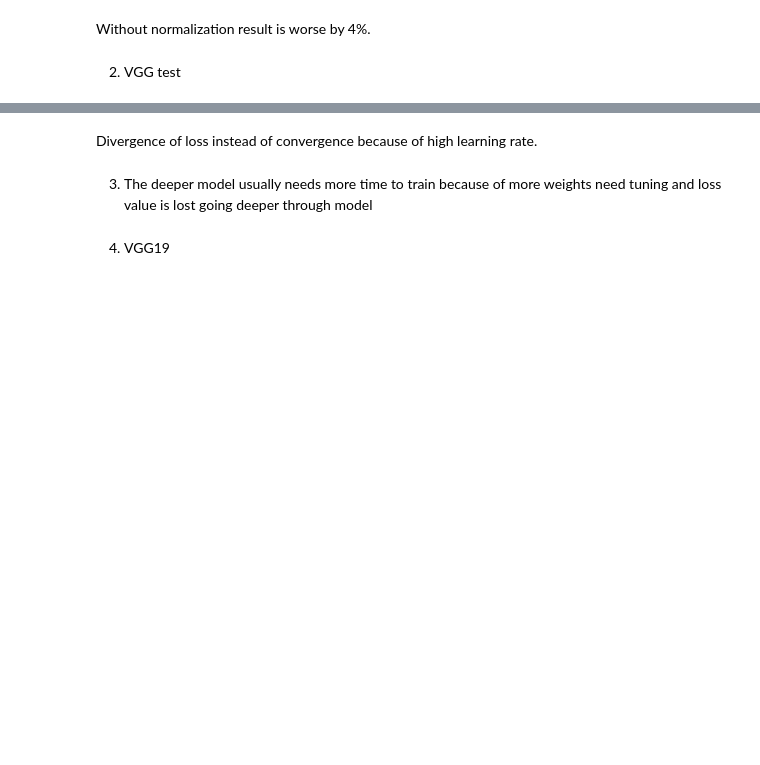
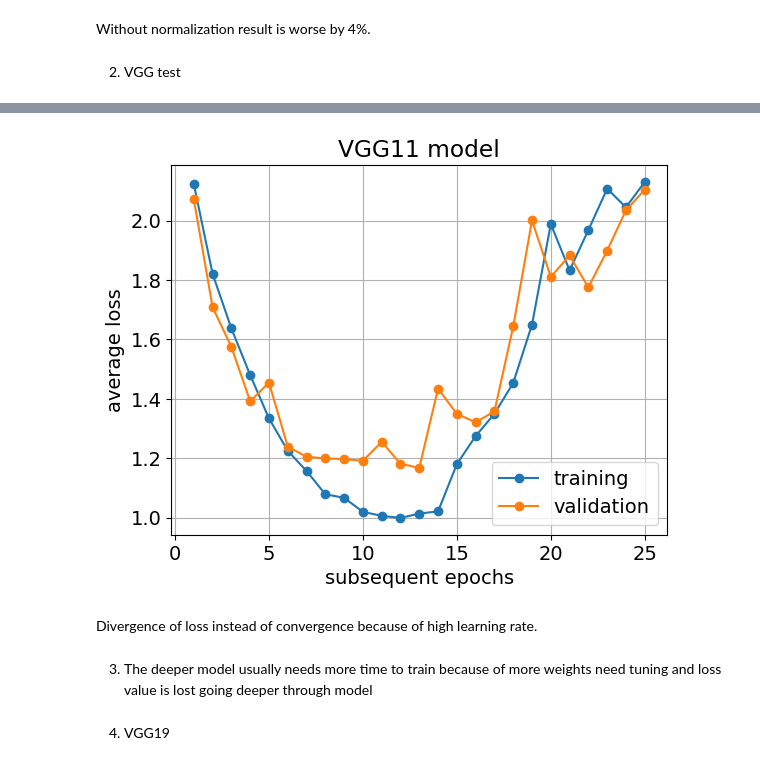
Before and after one commit to GradzikMichal/machine_learning_tasks, a Jupyter notebook: advanced_CNN.ipynb, the cells around one changed output, grey strips where cells are left out. Drawn from its saved outputs; the diff is of its cells as text; code cells hidden in the pictures; blank space fills up the shorter version.

```diff
--- a/advanced_CNN.ipynb
+++ b/advanced_CNN.ipynb
@@ -356,7 +463,8 @@ optimizer = optim.SGD(model.parameters(),
                       weight_decay=0.)
 no_epochs = model_args['epochs']
 
-train_loss_11, val_loss_11, best_accuracy = run_training(model, criterion, optimizer, no_epochs)
+train_loss_11, val_loss_11, best_accuracy = run_training(model, criterion, optimizer, no_epochs, device)
 
-print('\nTest accuracy for best epoch: {:.0f}%\n'.format(100.*best_accuracy))
-plot_loss(train_loss_11, val_loss_11, 'VGG11 model')
+print('\nTest accuracy for best epoch: {:.0f}%\n'.format(best_accuracy))
+plot_loss(train_loss_11.cpu(), val_loss_11.cpu(), 'VGG11 model')
+# %% [output]
@@ -363,3 +488,4 @@ plot_loss(train_loss_11, val_loss_11, 'VGG11 model')
+[figure, added]
 # %% [markdown]
 Divergence of loss instead of convergence because of high learning rate.
 # %% [markdown]
```
Also changed, not shown: parts of 11 cells of this notebook, 7 other files.
